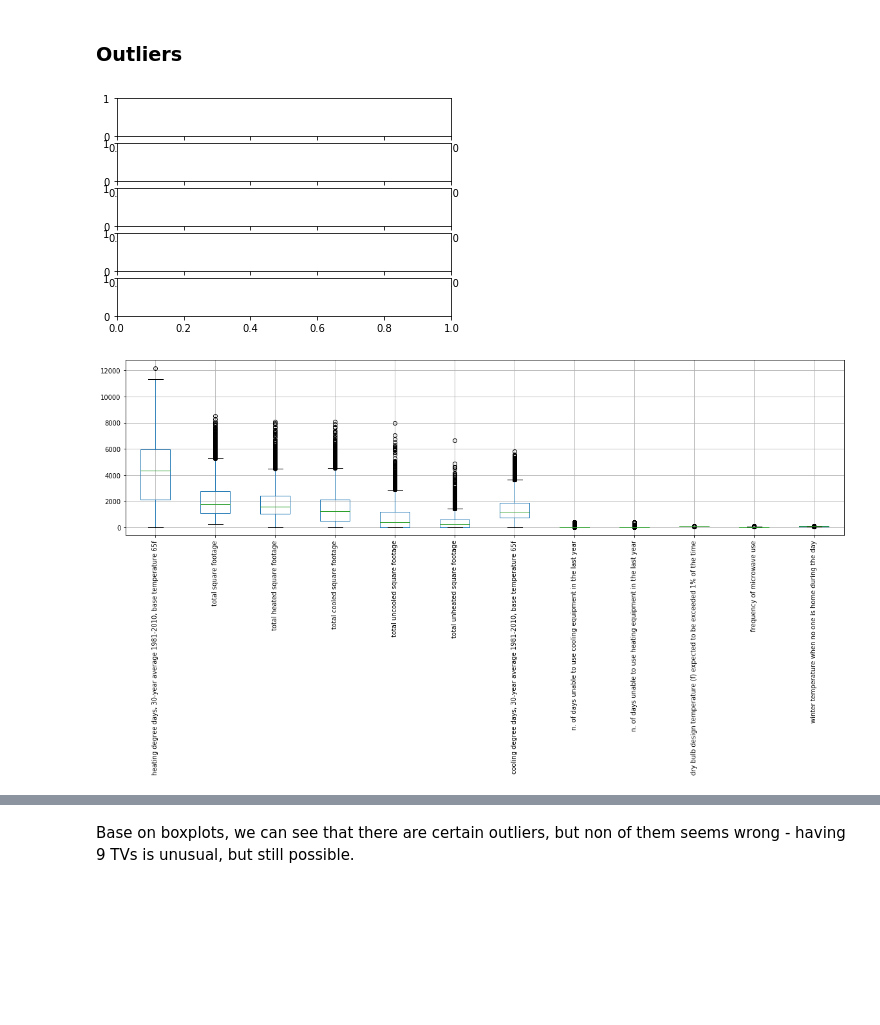
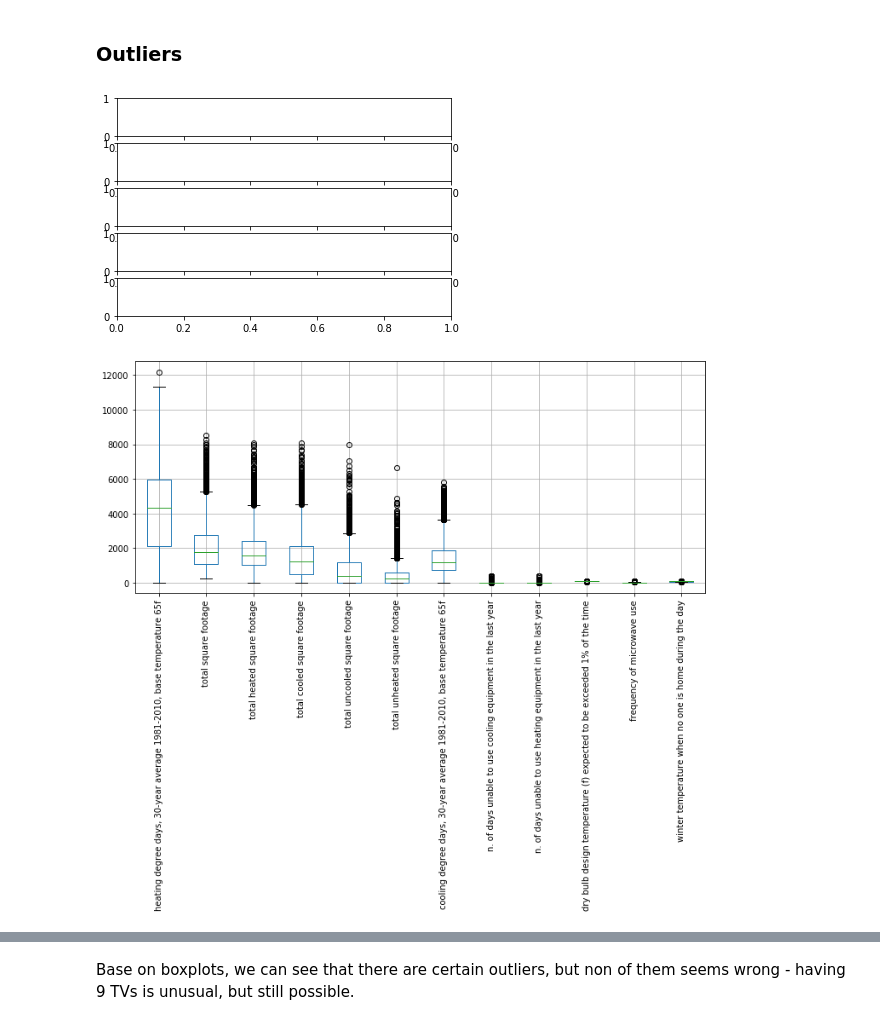
Before and after one commit to JuliaZozulia/Predicting_utilitiy_cost, a Jupyter notebook: data_wrangling.ipynb, the cells around one changed output, grey strips where cells are left out. Saved outputs shown, nothing was run; the diff lists cells and outputs as text; code cells hidden in the pictures; blank space fills up the shorter version.

```diff
--- a/data_wrangling.ipynb
+++ b/data_wrangling.ipynb
@@ -310,9 +312,10 @@ df_numerical = df_numerical.loc[:, df_numerical.max().sort_values(ascending=Fals
 # %%
 n = 12
 fig, ax = plt.subplots(df_numerical.shape[1] // n, 1)
 for i in range(0, df_numerical.shape[1] // n):
-    plt.figure(figsize=(20, 5))
+    plt.figure(figsize=(12, 5))
     ax[i] = df_numerical.iloc[:, i * n : i * n + n].boxplot(rot=90)
+plt.show()
 # %% [output]
 [figure]
-[figure, old version]
+[figure, new version]
```
Also changed, not shown: parts of 3 cells of this notebook, 3 other files.
